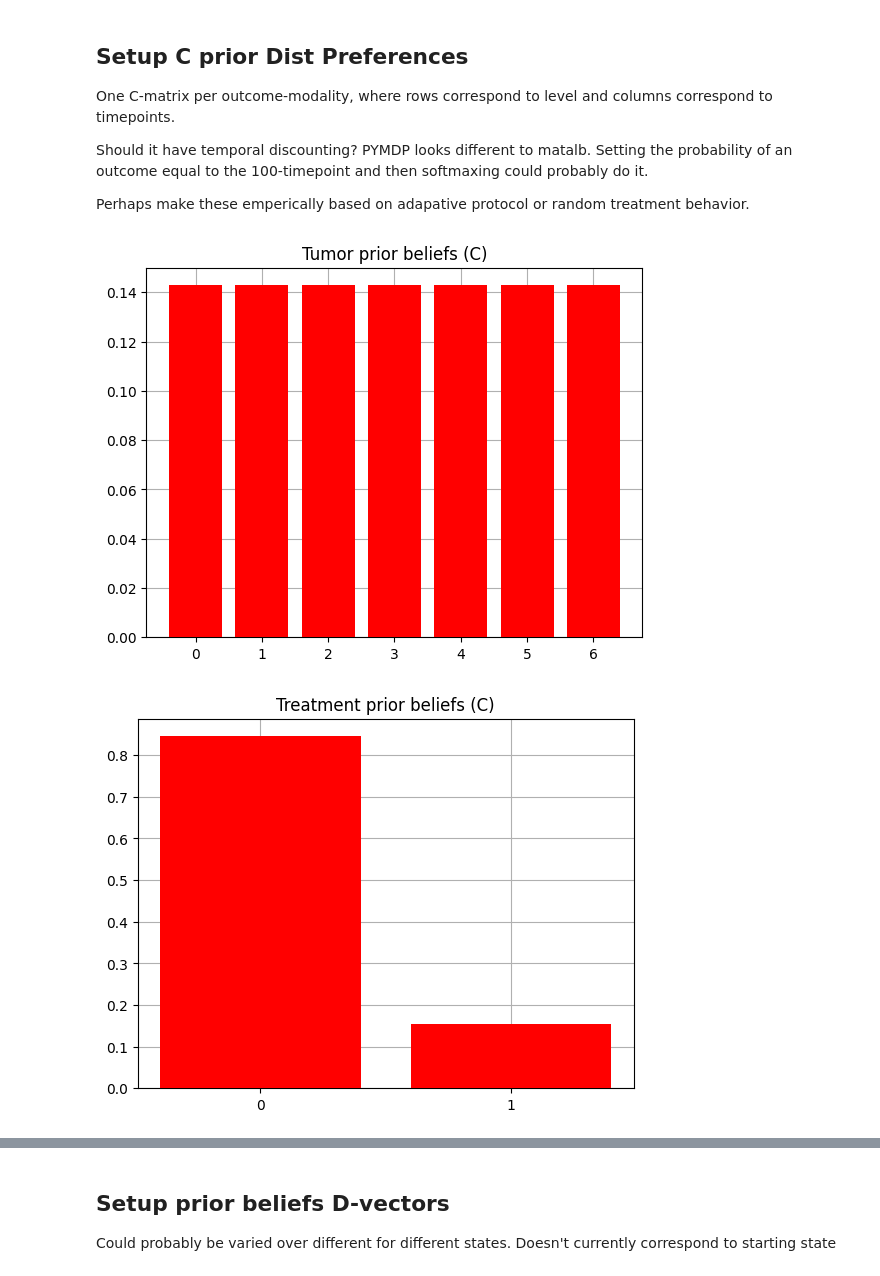
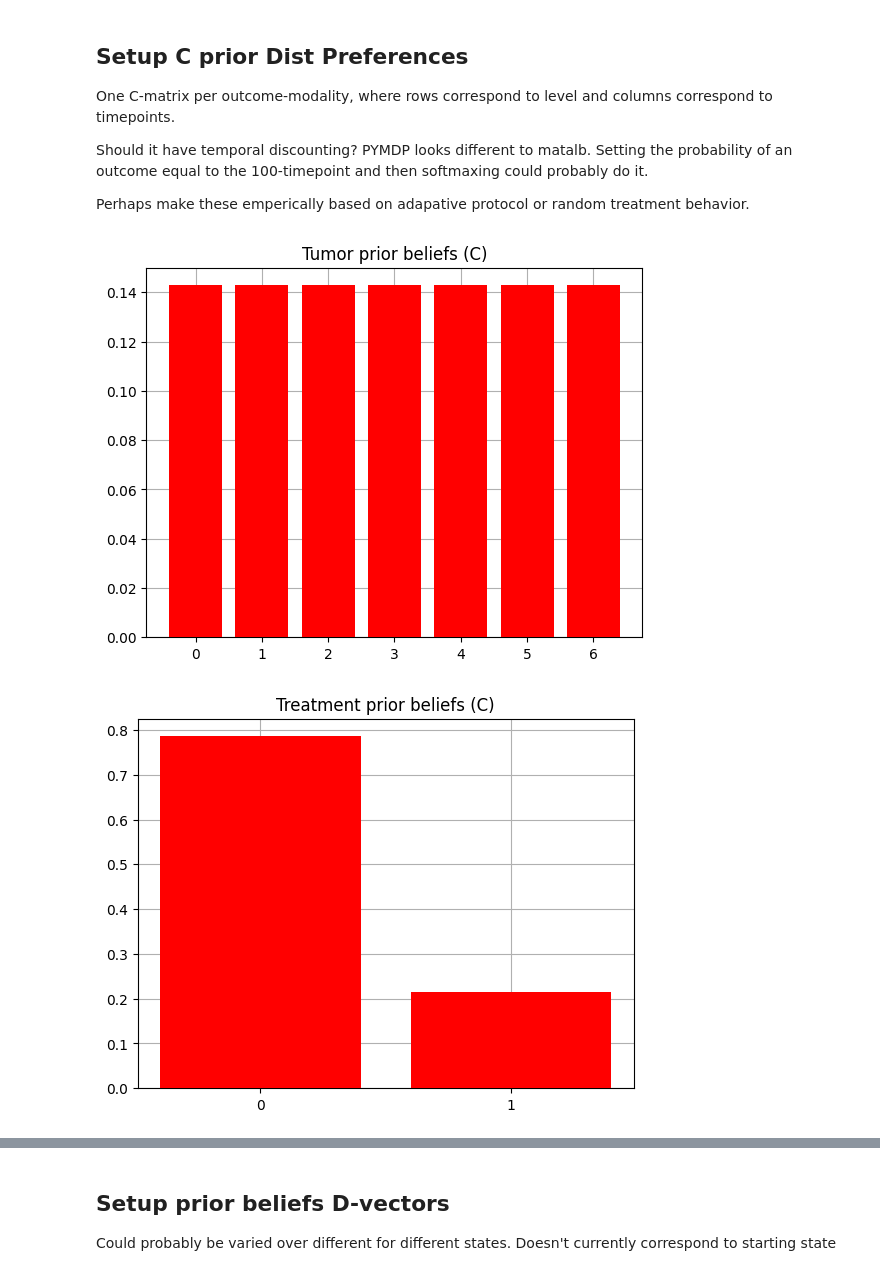
Before and after one commit to emilfrej/Active-Inference-Adaptive-Therapy, a Jupyter notebook: Python/SingleTrialMDP_choosing_testing.ipynb, the cells around one changed output, grey strips where cells are left out. Saved outputs shown, nothing was run; the diff lists cells and outputs as text; code cells hidden in the pictures.

```diff
--- a/Python/SingleTrialMDP_choosing_testing.ipynb
+++ b/Python/SingleTrialMDP_choosing_testing.ipynb
@@ -424,24 +426,24 @@ Perhaps make these emperically based on adapative protocol or random treatment b
 # %%
 C = pymdp.utils.obj_array(num_modalities)
 
 C_tumor = np.zeros(len(tumor_observation_names))
-C_treatment = np.array([0, -1.7])
-C_patient = np.array([0, -20])
+C_treatment = np.array([0, -1.3])
+C_patient = np.array([0, -30])
 C_testing = np.array([0, -.7])
 
 
 C[0] = C_tumor
 C[1] = C_treatment
 C[2] = C_patient
 C[3] = C_testing
 
 plot_beliefs(pymdp.maths.softmax(C_tumor), title_str = "Tumor prior beliefs (C)")
 plot_beliefs(pymdp.maths.softmax(C_treatment), title_str = "Treatment prior beliefs (C)")
 plot_beliefs(pymdp.maths.softmax(C_patient), title_str = "Patient prior beliefs (C)")
 plot_beliefs(pymdp.maths.softmax(C_testing), title_str = "Testing prior beliefs (C)")
 # %% [output]
 [figure]
-[figure, old version]
+[figure, new version]
 [figure]
 [figure]
 # %% [markdown]
```
Also changed, not shown: parts of 9 cells of this notebook, 5 other files.
